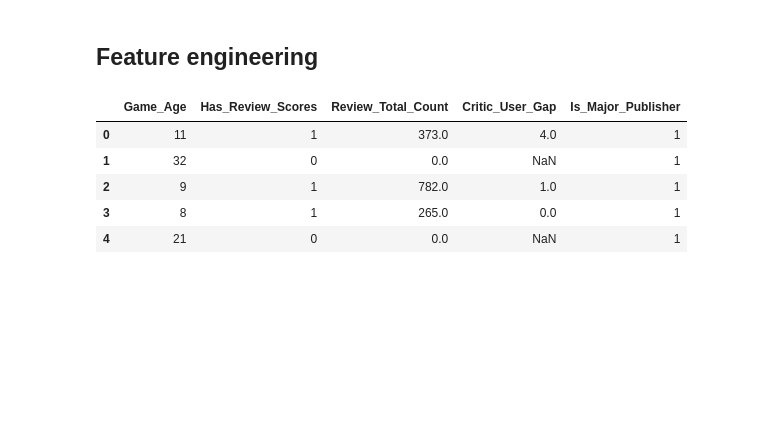
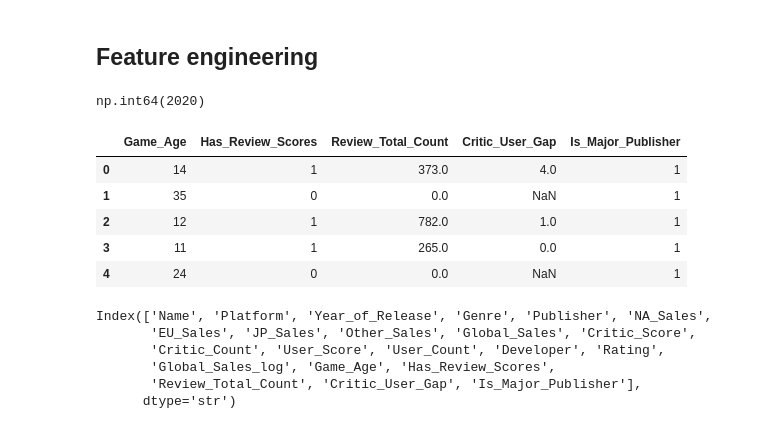
Before and after one commit to abinhyanmikha/Project-I, a Jupyter notebook: data1.ipynb, the cells around one changed output. Cells and saved outputs as stored; diff of their text form; code cells hidden in the pictures; blank space fills up the shorter version.

```diff
--- a/data1.ipynb
+++ b/data1.ipynb
@@ -447,20 +447,34 @@ print("Share of rows where the regional sales rebuild Global_Sales:",
 Share of rows where the regional sales rebuild Global_Sales: 0.729
 # %% [markdown]
 ## Feature engineering
+# %%
+reference_year=df["Year_of_Release"].max()
+reference_year
+# %% [output]
+np.int64(2020)
 # %%
-df["Game_Age"] = 2017 - df["Year_of_Release"]
+df["Game_Age"] = reference_year - df["Year_of_Release"]
 df["Has_Review_Scores"] = df["Critic_Score"].notna().astype(int)
 df["Review_Total_Count"] = df["Critic_Count"].fillna(0) + df["User_Count"].fillna(0)
-df["Critic_User_Gap"] = df["User_Score"] * 10 - df["Critic_Score"]
+df["Critic_User_Gap"] = df["User_Score"] * 10 - df["Critic_Score"] #bringing user score to the same scale as critic score by multiplying it by 10
 df["Is_Major_Publisher"] = df["Publisher"].fillna("").str.contains(
     "Nintendo|Sony|Microsoft|Electronic Arts|Activision|Ubisoft", case=False
 ).astype(int)
 
 df[["Game_Age", "Has_Review_Scores", "Review_Total_Count", "Critic_User_Gap", "Is_Major_Publisher"]].head()
 # %% [output]
 |  | Game_Age | Has_Review_Scores | Review_Total_Count | Critic_User_Gap | Is_Major_Publisher |
-| 0 | 11 | 1 | 373.0 | 4.0 | 1 |
-| 1 | 32 | 0 | 0.0 | NaN | 1 |
-| 2 | 9 | 1 | 782.0 | 1.0 | 1 |
-| 3 | 8 | 1 | 265.0 | 0.0 | 1 |
-| 4 | 21 | 0 | 0.0 | NaN | 1 |
+| 0 | 14 | 1 | 373.0 | 4.0 | 1 |
+| 1 | 35 | 0 | 0.0 | NaN | 1 |
+| 2 | 12 | 1 | 782.0 | 1.0 | 1 |
+| 3 | 11 | 1 | 265.0 | 0.0 | 1 |
+| 4 | 24 | 0 | 0.0 | NaN | 1 |
+# %%
+df.columns
+# %% [output]
+Index(['Name', 'Platform', 'Year_of_Release', 'Genre', 'Publisher', 'NA_Sales',
+       'EU_Sales', 'JP_Sales', 'Other_Sales', 'Global_Sales', 'Critic_Score',
+       'Critic_Count', 'User_Score', 'User_Count', 'Developer', 'Rating',
+       'Global_Sales_log', 'Game_Age', 'Has_Review_Scores',
+       'Review_Total_Count', 'Critic_User_Gap', 'Is_Major_Publisher'],
+      dtype='str')
```
Also changed, not shown: parts of 5 cells of this notebook.
